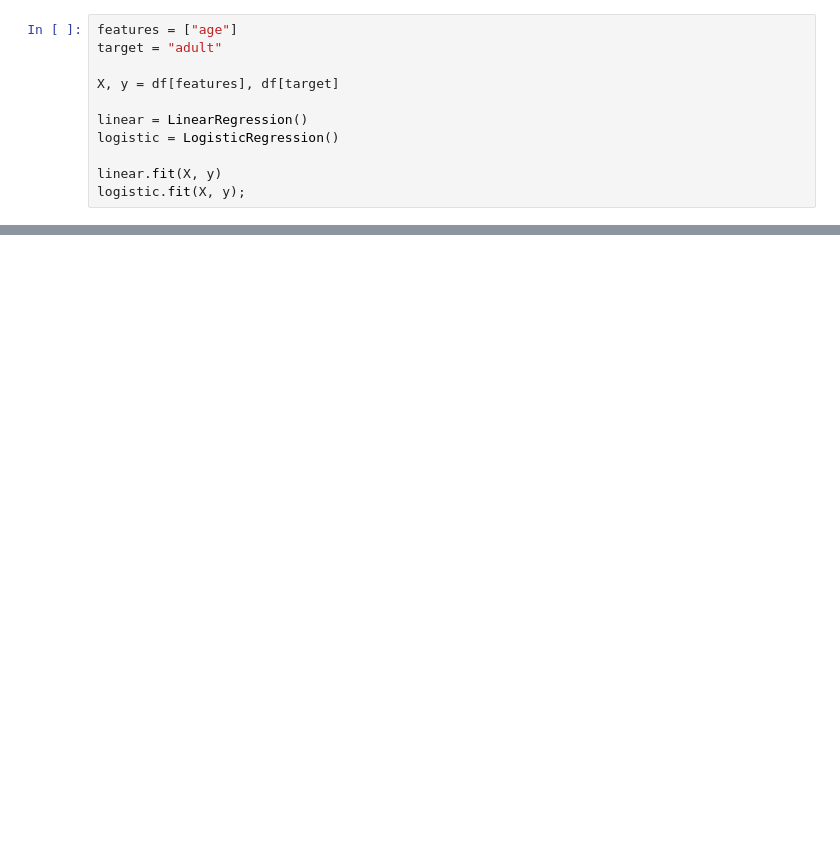
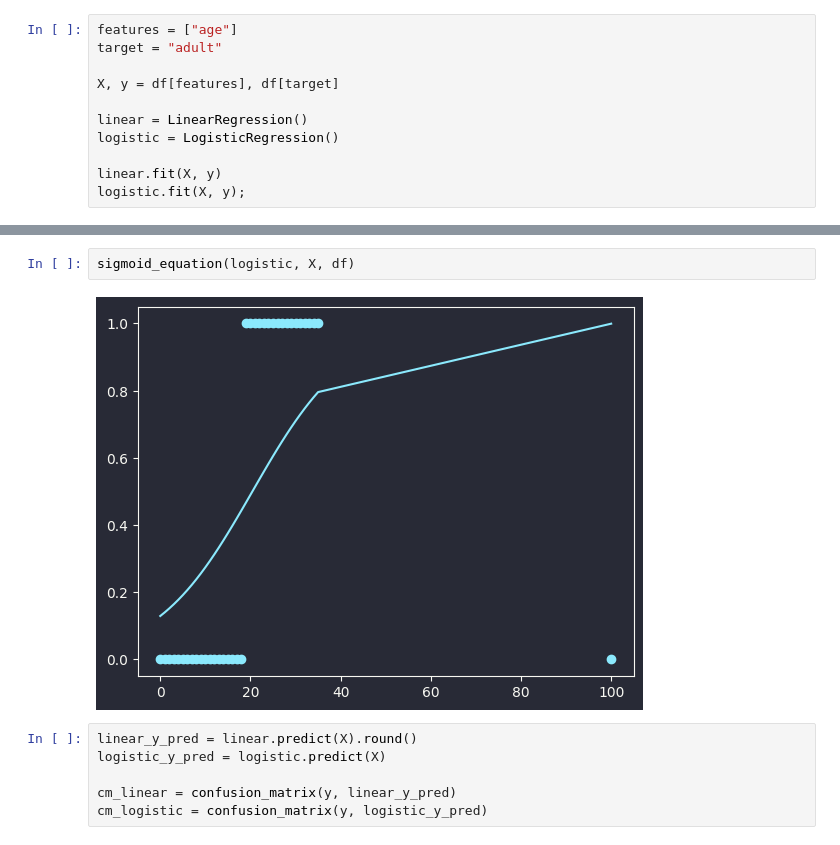
Before and after one commit to RohitMugalya/Learner-s-Garden, a Jupyter notebook: practice notebooks/linear vs logistic binary classification.ipynb, the cells around one changed output, grey strips where cells are left out. Cells and saved outputs as stored; diff of their text form; blank space fills up the shorter version.

```diff
--- a/practice notebooks/linear vs logistic binary classification.ipynb
+++ b/practice notebooks/linear vs logistic binary classification.ipynb
@@ -37,0 +61,10 @@ logistic.fit(X, y);
+# %%
+sigmoid_equation(logistic, X, df)
+# %% [output]
+[figure, added]
+# %%
+linear_y_pred = linear.predict(X).round()
+logistic_y_pred = logistic.predict(X)
+
+cm_linear = confusion_matrix(y, linear_y_pred)
+cm_logistic = confusion_matrix(y, logistic_y_pred)
```
Also changed, not shown: parts of 7 cells of this notebook.
